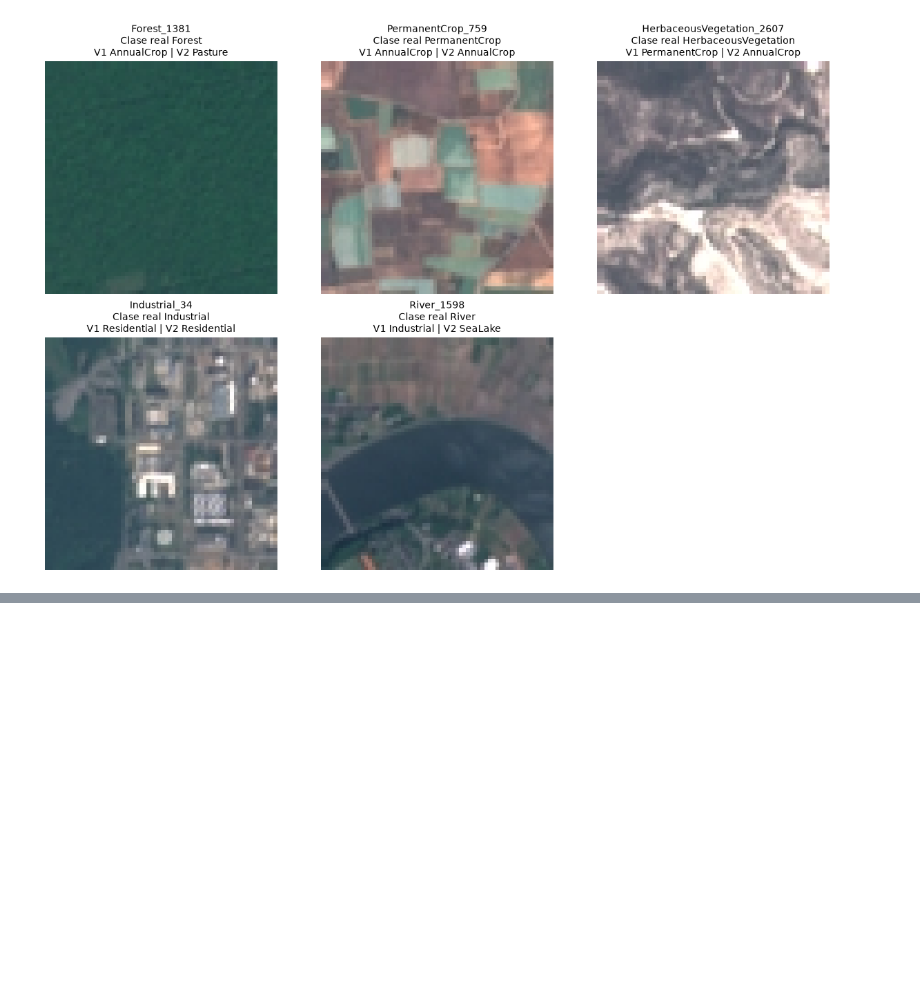
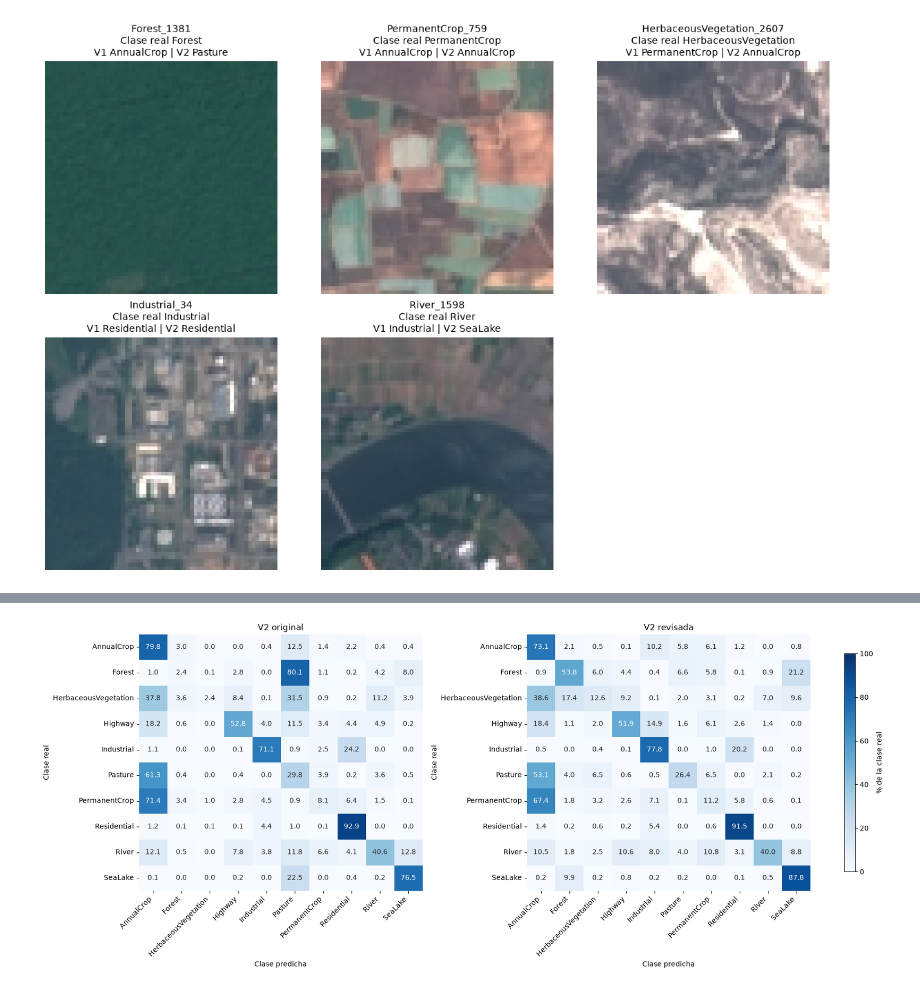
Before and after one commit to anton-p0g/Proyecto-AAPI, a Jupyter notebook: Ojo_en_orbita.ipynb, the cells around one changed output, grey strips where cells are left out. Drawn from its saved outputs; the diff is of its cells as text; code cells hidden in the pictures; blank space fills up the shorter version.

```diff
--- a/Ojo_en_orbita.ipynb
+++ b/Ojo_en_orbita.ipynb
@@ -897,0 +930,13 @@ plt.show()
+# %%
+phrases_v2_revised = {
+    "AnnualCrop": "rectangular fields with low crops and patches of bare soil",
+    "Forest": "a forest",
+    "HerbaceousVegetation": "open ground with irregular patches of low wild vegetation",
+    "Highway": "a broad paved highway with parallel lanes running across the landscape",
+    "Industrial": "large rectangular factory roofs with wide service roads and paved loading areas",
+    "Pasture": "an open grazing field with short, even grass and distinct field boundaries",
+    "PermanentCrop": "an orchard with evenly spaced tree crowns or a vineyard with parallel rows of vines",
+    "Residential": "a neighborhood with closely spaced houses along small streets",
+    "River": "a continuous band of water curving between two banks across the landscape",
+    "SeaLake": "a wide, uninterrupted expanse of open water with a mostly uniform surface",
+}
@@ -897,0 +998,38 @@ plt.show()
+# %%
+fig, axes = plt.subplots(1, 2, figsize=(17, 7), layout="constrained")
+
+for ax, version in zip(axes, ["V2 original", "V2 revisada"]):
+    matrix = confusion_matrix(
+        predictions_v2["class_name"],
+        predictions_v2[version],
+        labels=class_names,
+        normalize="true",
+    ) * 100
+
+    sns.heatmap(
+        matrix,
+        annot=True,
+        fmt=".1f",
+        cmap="Blues",
+        vmin=0,
+        vmax=100,
+        xticklabels=class_names,
+        yticklabels=class_names,
+        cbar=False,
+        ax=ax,
+    )
+
+    ax.set(title=version, xlabel="Clase predicha", ylabel="Clase real")
+    ax.tick_params(axis="y", labelrotation=0)
+    plt.setp(ax.get_xticklabels(), rotation=45, ha="right")
+
+fig.colorbar(
+    axes[0].collections[0],
+    ax=axes,
+    label="% de la clase real",
+    shrink=0.85,
+)
+
+plt.show()
+# %% [output]
+[figure, added]
```
Also changed, not shown: parts of 16 cells of this notebook.
